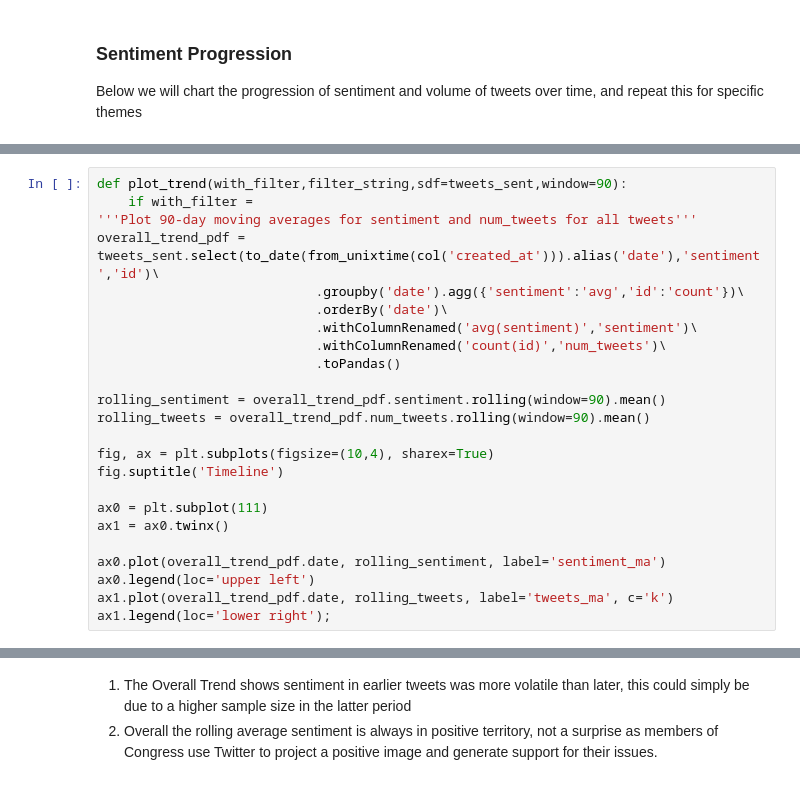
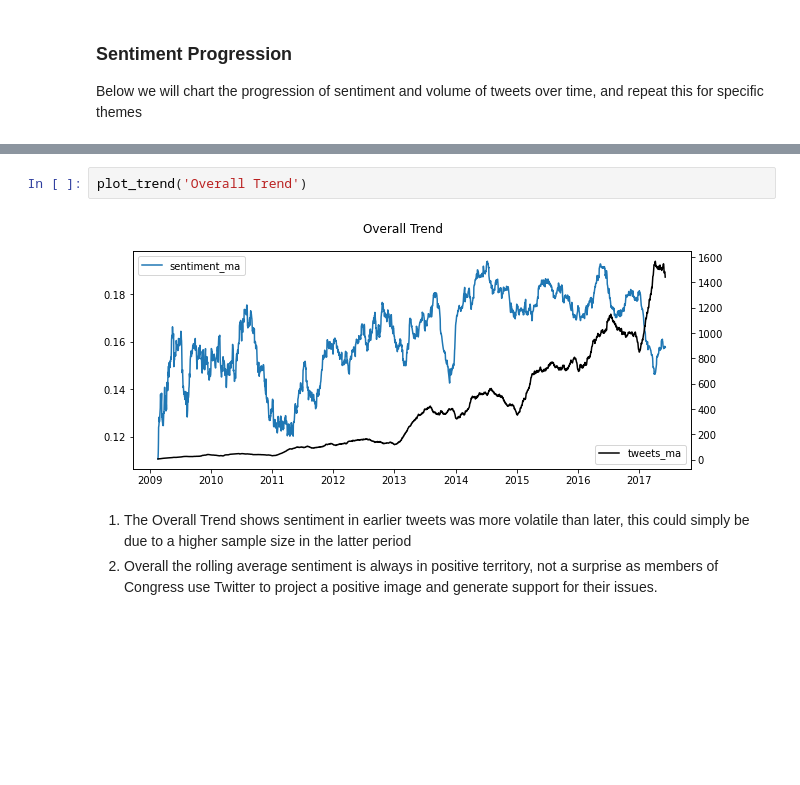
Before and after one commit to noahberhe/Lobbyists4America, a Jupyter notebook: Lobbyists4America.ipynb, the cells around one changed output, grey strips where cells are left out. Drawn from its saved outputs; the diff is of its cells as text; blank space fills up the shorter version.

Commit message:
reformat sent trnd plot

```diff
--- a/Lobbyists4America.ipynb
+++ b/Lobbyists4America.ipynb
@@ -594,24 +627,0 @@ tweets_sent_users = tweets_sent.join(users_verified.select('id_user','name','fol
-# %%
-def plot_trend(with_filter,filter_string,sdf=tweets_sent,window=90):
-    if with_filter =
-'''Plot 90-day moving averages for sentiment and num_tweets for all tweets'''
-overall_trend_pdf = tweets_sent.select(to_date(from_unixtime(col('created_at'))).alias('date'),'sentiment','id')\
-                            .groupby('date').agg({'sentiment':'avg','id':'count'})\
-                            .orderBy('date')\
-                            .withColumnRenamed('avg(sentiment)','sentiment')\
-                            .withColumnRenamed('count(id)','num_tweets')\
-                            .toPandas()
-
-rolling_sentiment = overall_trend_pdf.sentiment.rolling(window=90).mean()
-rolling_tweets = overall_trend_pdf.num_tweets.rolling(window=90).mean()
-
-fig, ax = plt.subplots(figsize=(10,4), sharex=True)
-fig.suptitle('Timeline')
-
-ax0 = plt.subplot(111)
-ax1 = ax0.twinx()
-
-ax0.plot(overall_trend_pdf.date, rolling_sentiment, label='sentiment_ma')
-ax0.legend(loc='upper left')
-ax1.plot(overall_trend_pdf.date, rolling_tweets, label='tweets_ma', c='k')
-ax1.legend(loc='lower right');
@@ -620,3 +628,7 @@ ax1.legend(loc='lower right');
+# %%
+plot_trend('Overall Trend')
+# %% [output]
+[figure, added]
 # %% [markdown]
 1. The Overall Trend shows sentiment in earlier tweets was more volatile than later, this could simply be due to a higher sample size in the latter period
 2. Overall the rolling average sentiment is always in positive territory, not a surprise as members of Congress use Twitter to project a positive image and generate support for their issues.
```
Also changed, not shown: parts of 17 cells of this notebook.
